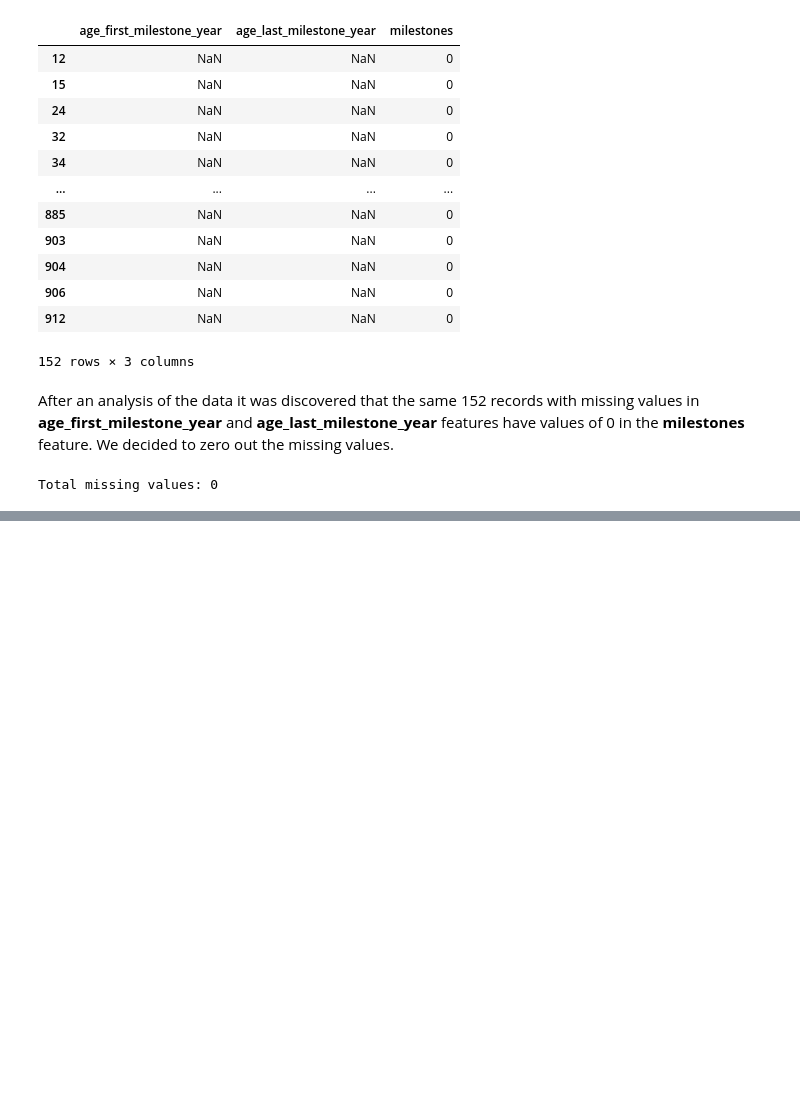
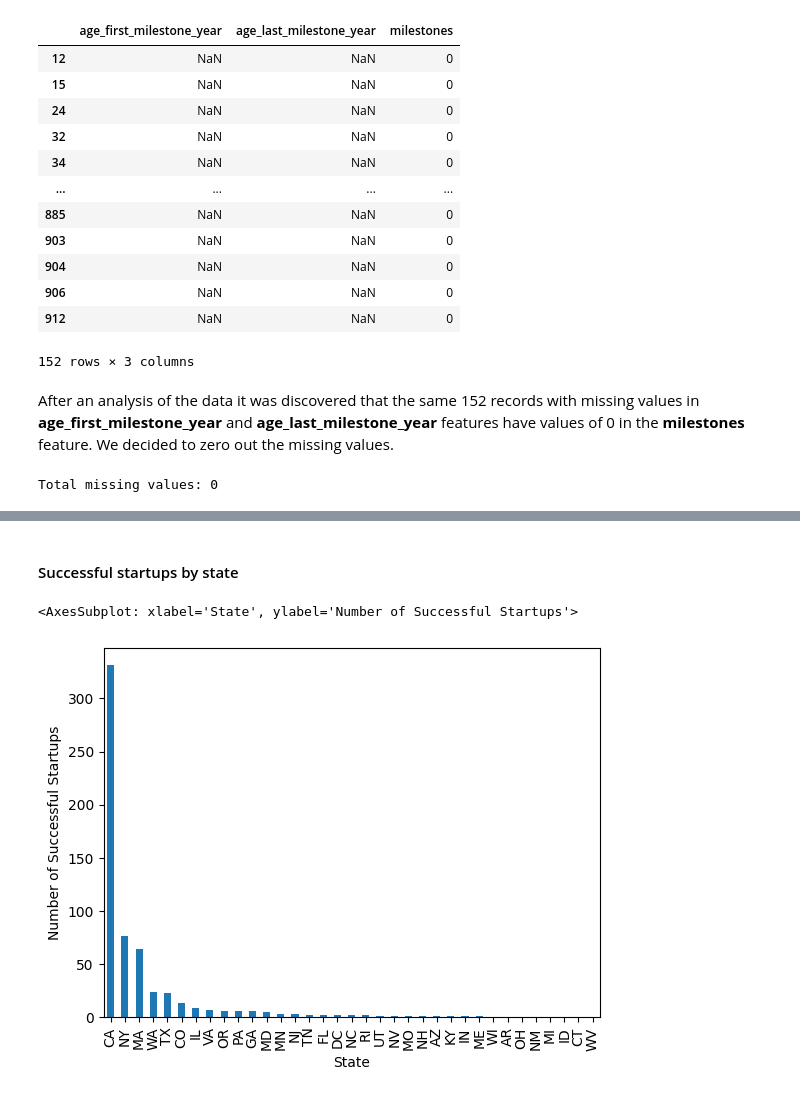
Before and after one commit to adriansacas/ml_final_project, a Jupyter notebook: FinalProject.ipynb, the cells around one changed output, grey strips where cells are left out. Drawn from its saved outputs; the diff is of its cells as text; code cells hidden in the pictures; blank space fills up the shorter version.

```diff
--- a/FinalProject.ipynb
+++ b/FinalProject.ipynb
@@ -227,0 +231,3 @@ Total missing values: 0
+# %%
+df['status'] = df.status.map({'acquired':1, 'closed':0})
+df.rename(columns={'status':'successful'}, inplace=True)
@@ -227,0 +270,9 @@ Total missing values: 0
+# %% [markdown]
+#### Successful startups by state
+# %%
+group_state = df.groupby('state_code')['successful']
+group_state = group_state.sum().sort_values(ascending=False)
+group_state.plot(kind='bar', xlabel='State', ylabel='Number of Successful Startups')
+# %% [output]
+<AxesSubplot: xlabel='State', ylabel='Number of Successful Startups'>
+[figure, added]
```
Also changed, not shown: parts of 7 cells of this notebook.
